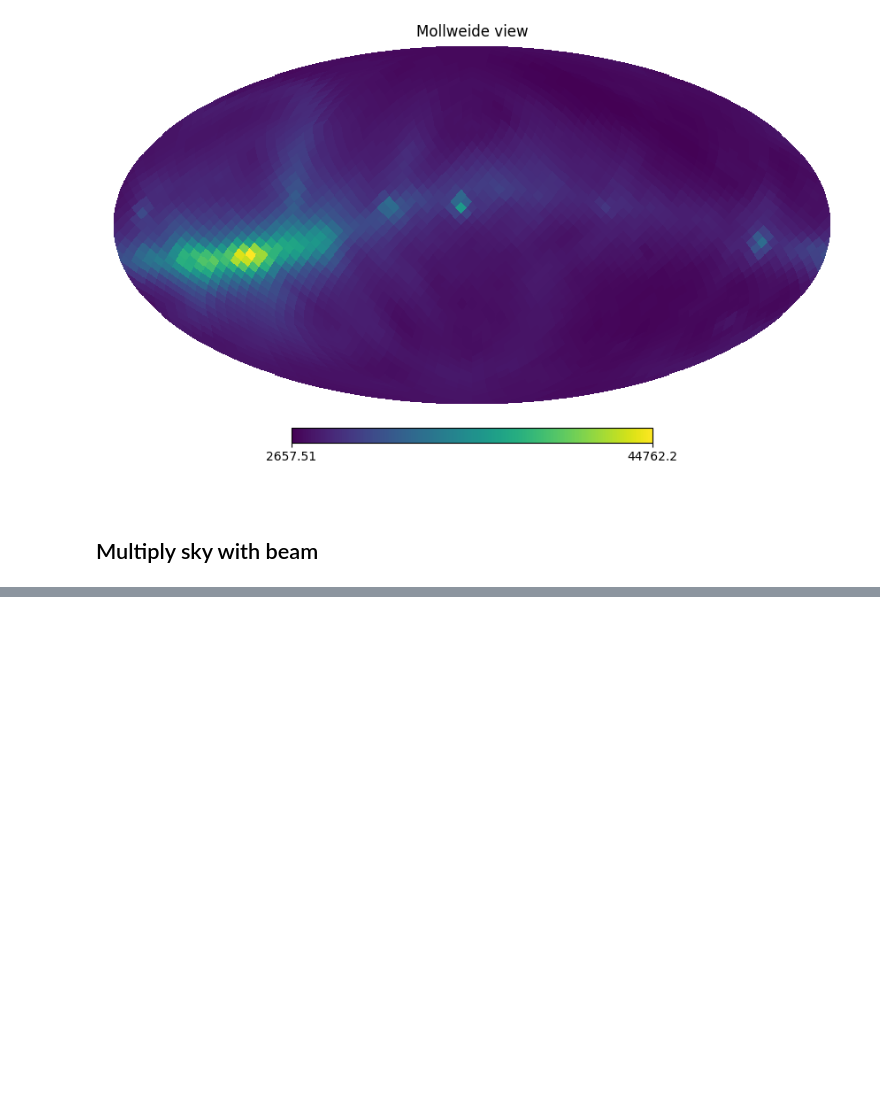
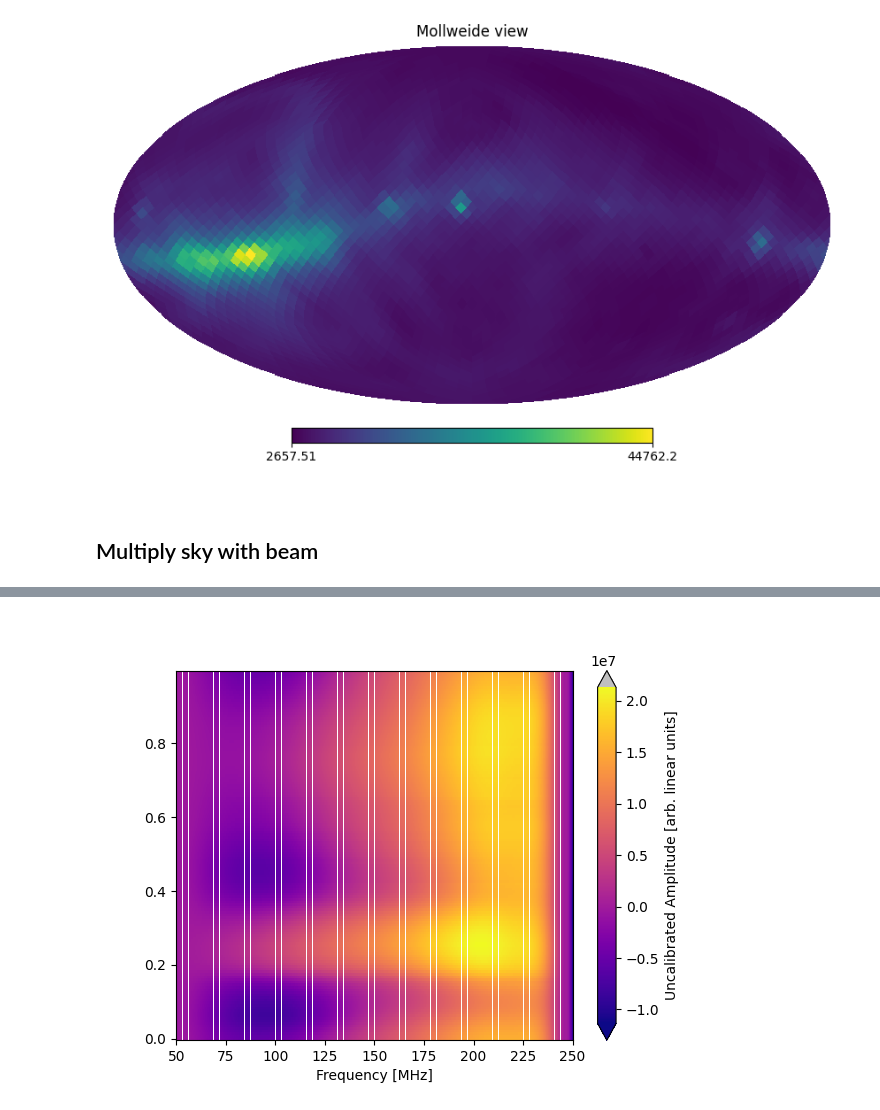
Before and after one commit to christianhbye/eigsep_mock_analysis, a Jupyter notebook: data_challenges/sim3/beam_validation.ipynb, the cells around one changed output, grey strips where cells are left out. Drawn from its saved outputs; the diff is of its cells as text; code cells hidden in the pictures; blank space fills up the shorter version.

```diff
--- a/data_challenges/sim3/beam_validation.ipynb
+++ b/data_challenges/sim3/beam_validation.ipynb
@@ -188,0 +209,28 @@ plt.plot(G_
+# %%
+def waterfall(data, times=times, freqs=freqs, log=False, vmin=None, vmax=None, cmap="plasma", scale=1, title=None, fname=None):
+    if vmin is not None:
+        vmin /= scale
+    if vmax is not None:
+        vmax /= scale
+    if log:
+        norm = colors.LogNorm(vmin=vmin, vmax=vmax)
+    else:
+        norm = colors.Normalize(vmin=vmin, vmax=vmax)
+    plt.figure()
+    X, Y = np.meshgrid(freqs, times-times[0])
+    cmap = plt.get_cmap(cmap)
+    cmap.set_over("0.75")
+    plt.pcolormesh(X, Y, data / scale, rasterized=True, shading="nearest",cmap=cmap, norm=norm)
+    #plt.gca().yaxis.set_major_formatter(mdates.DateFormatter('%H:%M'))
+    plt.colorbar(label="Uncalibrated Amplitude [arb. linear units]", extend="both")
+    #plt.ylabel("Local Time")
+    plt.xlabel("Frequency [MHz]")
+    if title:
+        plt.title(title)
+    if fname is not None:
+        plt.savefig(fname)
+    plt.show()
+# %%
+waterfall(data[:, 0] - t_ant)
+# %% [output]
+[figure, added]
```
Also changed, not shown: parts of 19 cells of this notebook, 1 other file.
